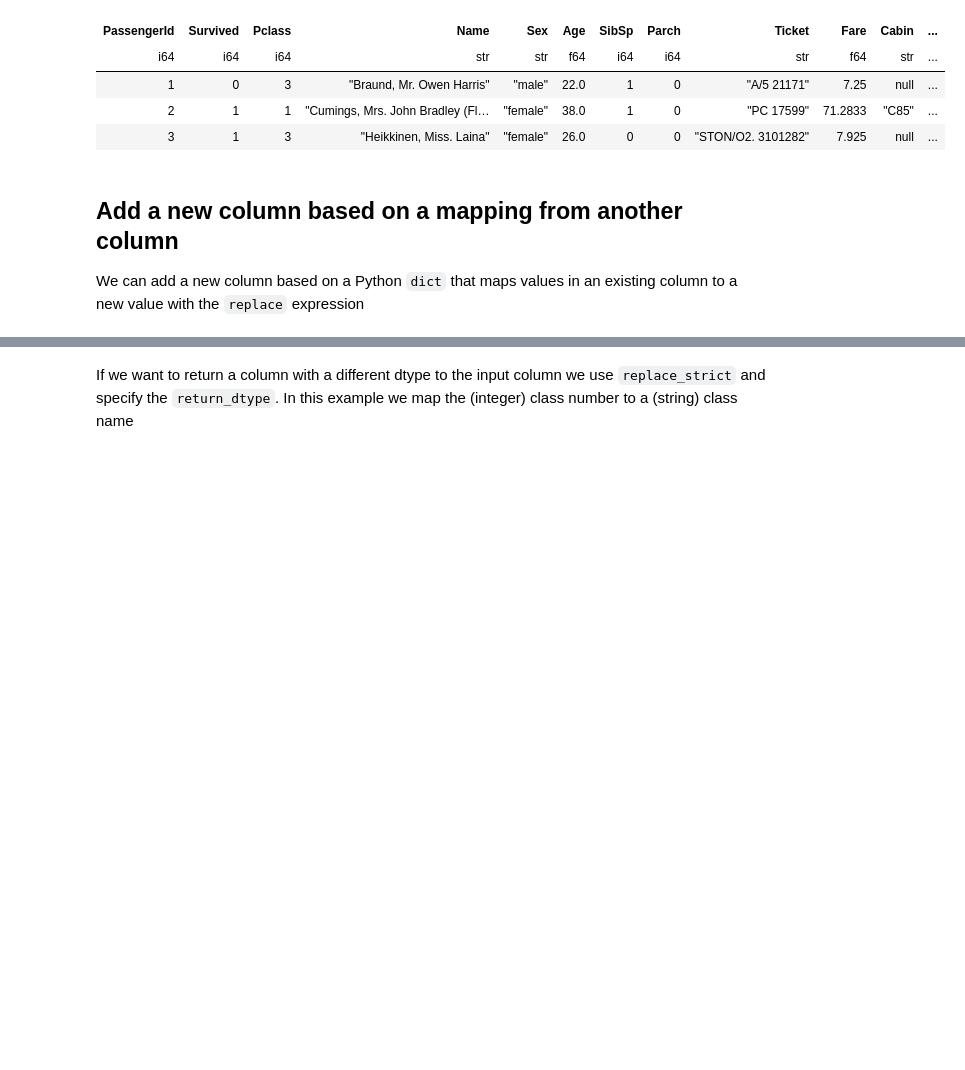
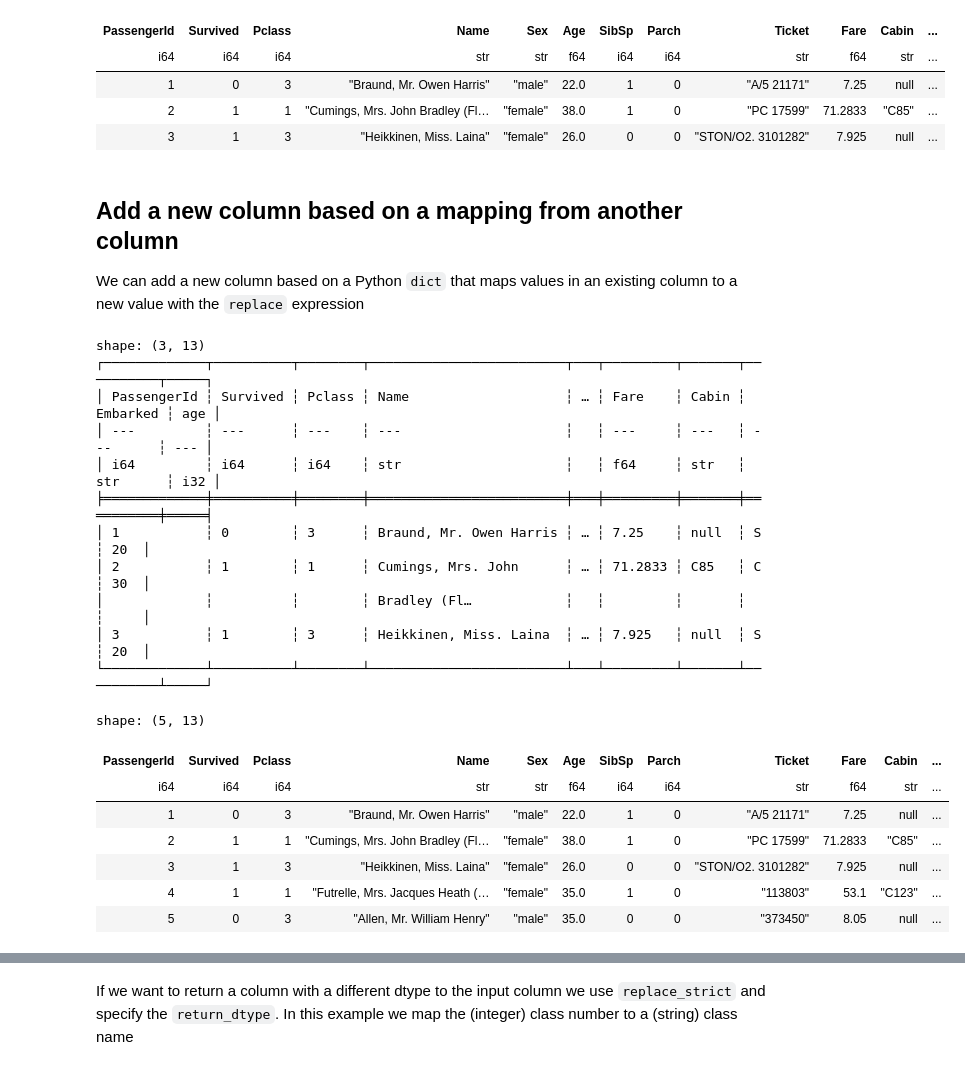
Before and after one commit to ddanghyni/SNT_GYM, a Jupyter notebook: Polars/polars-materials/notebooks/03_selecting_transformations/06-AddANewColumnConditionally.ipynb, the cells around one changed output, grey strips where cells are left out. Drawn from its saved outputs; the diff is of its cells as text; code cells hidden in the pictures; blank space fills up the shorter version.

```diff
--- a/Polars/polars-materials/notebooks/03_selecting_transformations/06-AddANewColumnConditionally.ipynb
+++ b/Polars/polars-materials/notebooks/03_selecting_transformations/06-AddANewColumnConditionally.ipynb
@@ -22,3 +22,55 @@ shape: (3, 12)
 # %% [markdown]
 ## Add a new column based on a mapping from another column
 We can add a new column based on a Python `dict` that maps values in an existing column to a new value with the `replace` expression
+# %%
+#(22 // 10) * 10
+tmp_df = (
+    df
+    .with_columns(
+       age = ((pl.col('Age') // 10) * 10).cast(pl.Int32)
+    )
+
+)
+
+print(tmp_df.head(3))
+
+change = {
+    0 : '유아',
+    10 : '10대',
+    20 : '20대',
+    30 : '30대',
+    40 : '40대',
+    50 : '50대',
+    60 : '60대',
+    70 : '70대',
+    80 : '80대',
+    90 : '90대'
+}
+
+(
+    tmp_df
+    .with_columns(
+        pl.col('age').replace_strict(change)
+    )
+    .head()
+)
+# %% [output]
+shape: (3, 13)
+┌─────────────┬──────────┬────────┬─────────────────────────┬───┬─────────┬───────┬──────────┬─────┐
+│ PassengerId ┆ Survived ┆ Pclass ┆ Name                    ┆ … ┆ Fare    ┆ Cabin ┆ Embarked ┆ age │
+│ ---         ┆ ---      ┆ ---    ┆ ---                     ┆   ┆ ---     ┆ ---   ┆ ---      ┆ --- │
+│ i64         ┆ i64      ┆ i64    ┆ str                     ┆   ┆ f64     ┆ str   ┆ str      ┆ i32 │
+╞═════════════╪══════════╪════════╪═════════════════════════╪═══╪═════════╪═══════╪══════════╪═════╡
+│ 1           ┆ 0        ┆ 3      ┆ Braund, Mr. Owen Harris ┆ … ┆ 7.25    ┆ null  ┆ S        ┆ 20  │
+│ 2           ┆ 1        ┆ 1      ┆ Cumings, Mrs. John      ┆ … ┆ 71.2833 ┆ C85   ┆ C        ┆ 30  │
+│             ┆          ┆        ┆ Bradley (Fl…            ┆   ┆         ┆       ┆          ┆     │
+│ 3           ┆ 1        ┆ 3      ┆ Heikkinen, Miss. Laina  ┆ … ┆ 7.925   ┆ null  ┆ S        ┆ 20  │
+└─────────────┴──────────┴────────┴─────────────────────────┴───┴─────────┴───────┴──────────┴─────┘
+shape: (5, 13)
+| PassengerId | Survived | Pclass | Name | Sex | Age | SibSp | Parch | Ticket | Fare | Cabin | ... |
+| i64 | i64 | i64 | str | str | f64 | i64 | i64 | str | f64 | str | ... |
+| 1 | 0 | 3 | "Braund, Mr. Owen Harris" | "male" | 22.0 | 1 | 0 | "A/5 21171" | 7.25 | null | ... |
+| 2 | 1 | 1 | "Cumings, Mrs. John Bradley (Fl… | "female" | 38.0 | 1 | 0 | "PC 17599" | 71.2833 | "C85" | ... |
+| 3 | 1 | 3 | "Heikkinen, Miss. Laina" | "female" | 26.0 | 0 | 0 | "STON/O2. 3101282" | 7.925 | null | ... |
+| 4 | 1 | 1 | "Futrelle, Mrs. Jacques Heath (… | "female" | 35.0 | 1 | 0 | "113803" | 53.1 | "C123" | ... |
+| 5 | 0 | 3 | "Allen, Mr. William Henry" | "male" | 35.0 | 0 | 0 | "373450" | 8.05 | null | ... |
```
Also changed, not shown: parts of 19 cells of this notebook, 2 other files.
